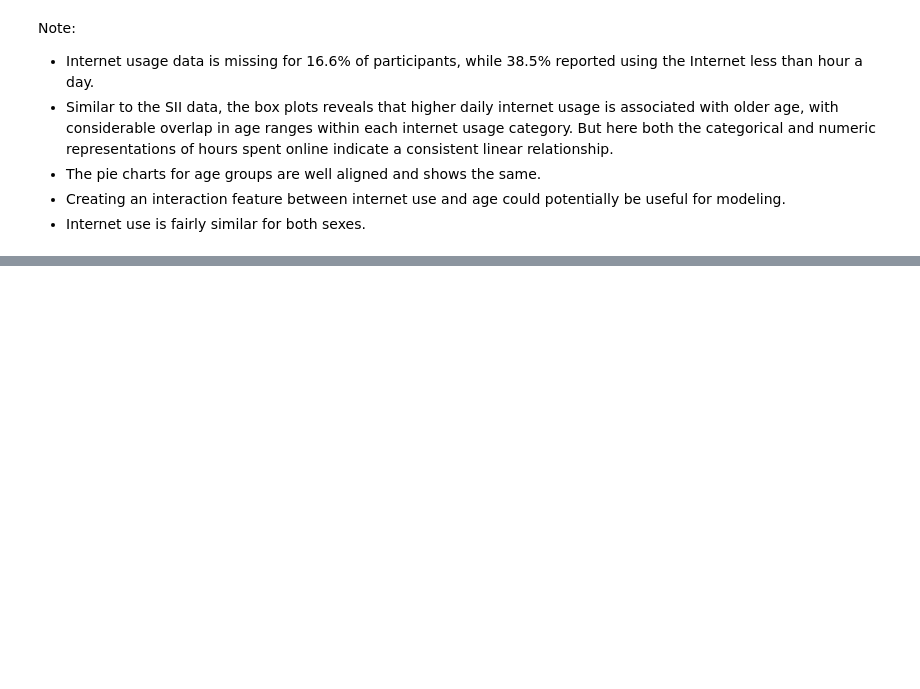
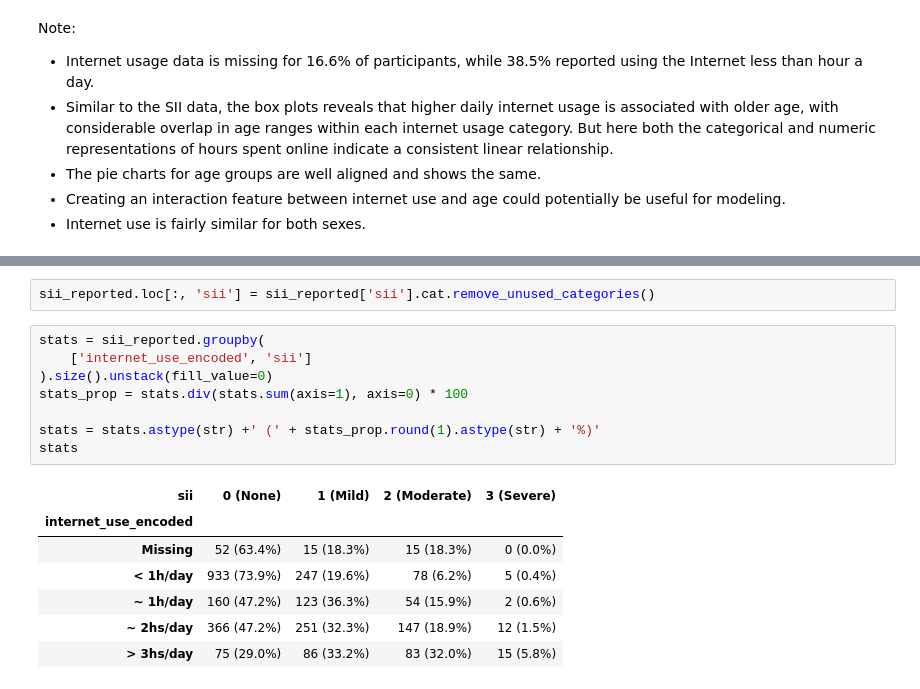
Before and after one commit to AdityaMarne/Kaggle_projects, a Jupyter notebook: ProblematicInternetUse/notebooks/EDA.ipynb, the cells around one changed output, grey strips where cells are left out. Cells and saved outputs as stored; diff of their text form; blank space fills up the shorter version.

```diff
--- a/ProblematicInternetUse/notebooks/EDA.ipynb
+++ b/ProblematicInternetUse/notebooks/EDA.ipynb
@@ -630,0 +648,18 @@ Note:
+# %%
+sii_reported.loc[:, 'sii'] = sii_reported['sii'].cat.remove_unused_categories()
+# %%
+stats = sii_reported.groupby(
+    ['internet_use_encoded', 'sii']
+).size().unstack(fill_value=0)
+stats_prop = stats.div(stats.sum(axis=1), axis=0) * 100
+
+stats = stats.astype(str) +' (' + stats_prop.round(1).astype(str) + '%)'
+stats
+# %% [output]
+| sii | 0 (None) | 1 (Mild) | 2 (Moderate) | 3 (Severe) |
+| internet_use_encoded |  |  |  |  |
+| Missing | 52 (63.4%) | 15 (18.3%) | 15 (18.3%) | 0 (0.0%) |
+| < 1h/day | 933 (73.9%) | 247 (19.6%) | 78 (6.2%) | 5 (0.4%) |
+| ~ 1h/day | 160 (47.2%) | 123 (36.3%) | 54 (15.9%) | 2 (0.6%) |
+| ~ 2hs/day | 366 (47.2%) | 251 (32.3%) | 147 (18.9%) | 12 (1.5%) |
+| > 3hs/day | 75 (29.0%) | 86 (33.2%) | 83 (32.0%) | 15 (5.8%) |
```
Also changed, not shown: parts of 11 cells of this notebook.
